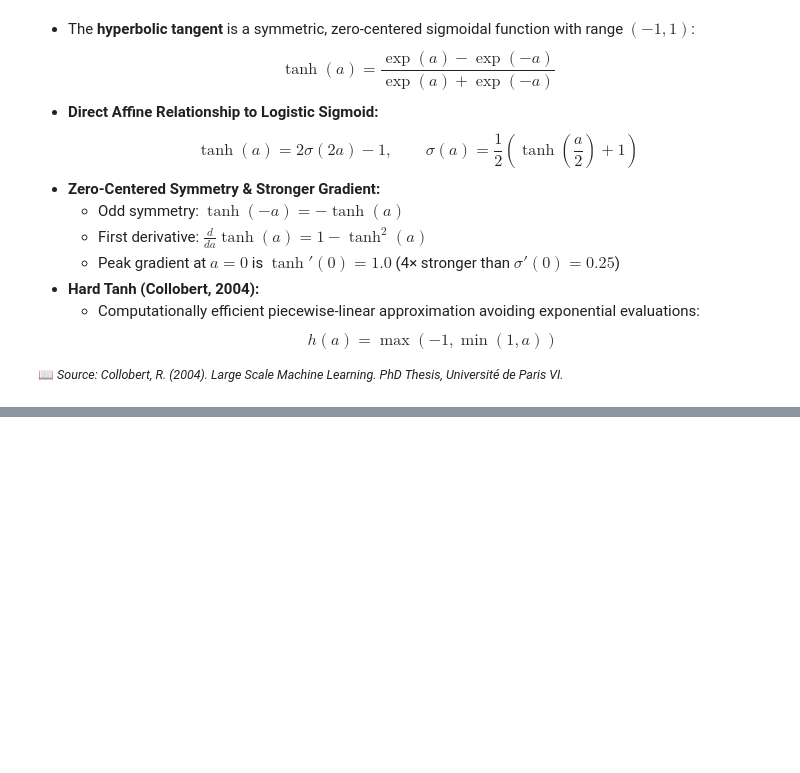
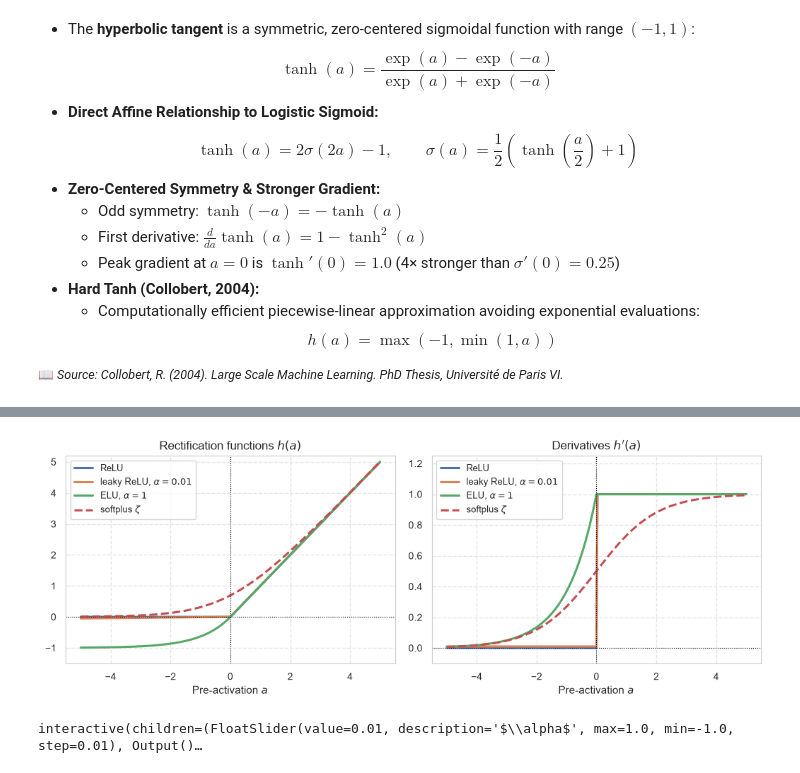
Before and after one commit to konstantin-schekotihin/dl_course, a Jupyter notebook: ML-DL/01_foundations/05_functions.ipynb, the cells around one changed output, grey strips where cells are left out. Drawn from its saved outputs; the diff is of its cells as text; code cells hidden in the pictures; blank space fills up the shorter version.

```diff
--- a/ML-DL/01_foundations/05_functions.ipynb
+++ b/ML-DL/01_foundations/05_functions.ipynb
@@ -275,11 +235,11 @@ def d_relu(a):
     """Subgradient of ReLU: 1 if a > 0 else 0."""
     return torch.where(a > 0.0, torch.tensor(1.0), torch.tensor(0.0))
 
-def leaky_relu(a, alpha=0.2):
-    """Leaky ReLU: max(alpha * a, a)."""
+def leaky_relu(a, alpha=0.01):
+    """Leaky ReLU: max(0, a) + alpha * min(0, a), which equals max(alpha * a, a) for 0 < alpha < 1."""
     return torch.where(a > 0.0, a, alpha * a)
 
-def d_leaky_relu(a, alpha=0.2):
+def d_leaky_relu(a, alpha=0.01):
     """Derivative of Leaky ReLU: 1 if a > 0 else alpha."""
     return torch.where(a > 0.0, torch.tensor(1.0), torch.tensor(float(alpha)))
 
@@ -405,3 +304,19 @@ interact(
+# %%
+# Rectification functions and their derivatives on the grid a_grid
+values = {"ReLU": relu(a_grid), r"leaky ReLU, $\alpha = 0.01$": leaky_relu(a_grid), r"ELU, $\alpha = 1$": elu(a_grid), r"softplus $\zeta$": softplus_fn(a_grid)}
+slopes = {"ReLU": d_relu(a_grid), r"leaky ReLU, $\alpha = 0.01$": d_leaky_relu(a_grid), r"ELU, $\alpha = 1$": d_elu(a_grid), r"softplus $\zeta$": d_softplus(a_grid)}
+hp.plot_function_panels(a_grid, [values, slopes], titles=["Rectification functions $h(a)$", "Derivatives $h'(a)$"], ylims=[(-1.5, 5.2), (-0.1, 1.25)], dashed=[r"softplus $\zeta$"])
+# %% [output]
+[figure, added]
+# %%
+# Interactive slope alpha for a < 0: alpha = -1 gives |a|, alpha = 0 ReLU, alpha = 1 the identity
+@interact(alpha=widgets.FloatSlider(value=0.01, min=-1.0, max=1.0, step=0.01, description=r"$\alpha$"))
+def show_leaky_relu(alpha=0.01):
+    values = {rf"$\max(0, a) + \alpha \min(0, a)$, $\alpha = {alpha:.2f}$": leaky_relu(a_grid, alpha=alpha), "ReLU": relu(a_grid)}
+    slopes = {rf"$h'(a)$, $\alpha = {alpha:.2f}$": d_leaky_relu(a_grid, alpha=alpha)}
+    hp.plot_function_panels(a_grid, [values, slopes], titles=["Function $h(a)$", "Derivative $h'(a)$"], ylims=[(-5.2, 5.2), (-1.25, 1.25)], dashed=["ReLU"])
+# %% [output]
+interactive(children=(FloatSlider(value=0.01, description='$\\alpha$', max=1.0, min=-1.0, step=0.01), Output()…
 # %% [markdown]
 ## Smooth Self-Gated Activations: Swish & SiLU
 
```
Also changed, not shown: parts of 47 cells of this notebook, 4 other files.
